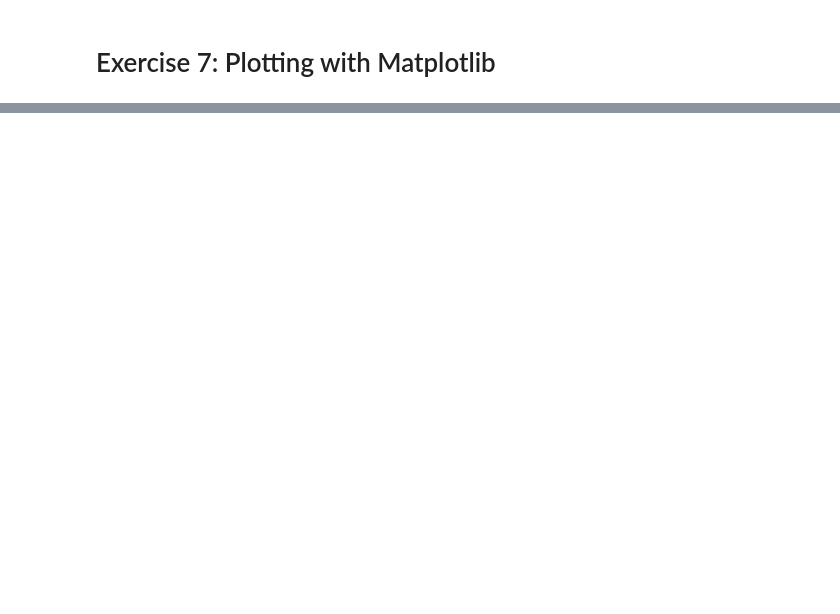
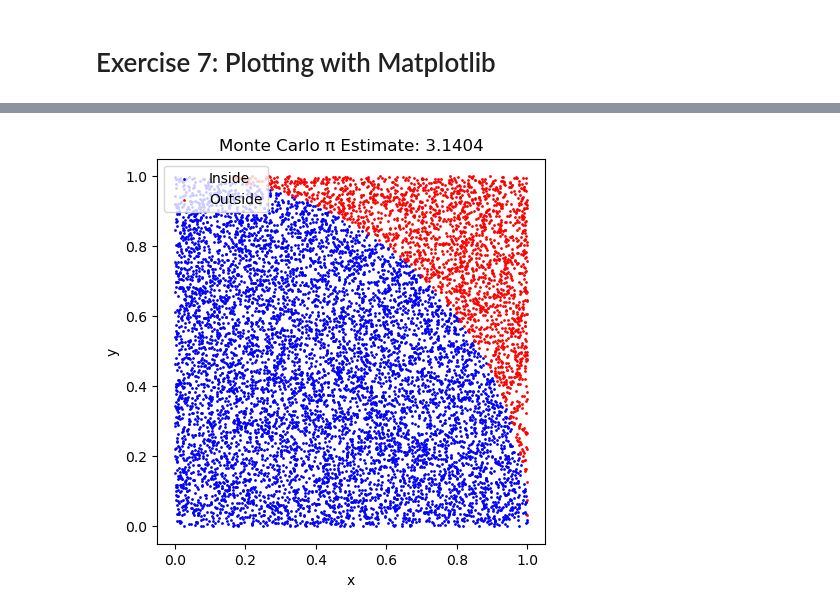
Before and after one commit to sykeisuke/phys399, a Jupyter notebook: Ex7_Matplotlib.ipynb, the cells around one changed output, grey strips where cells are left out. Drawn from its saved outputs; the diff is of its cells as text; code cells hidden in the pictures; blank space fills up the shorter version.

```diff
--- a/Ex7_Matplotlib.ipynb
+++ b/Ex7_Matplotlib.ipynb
@@ -68,0 +69,20 @@ plt.show()
+# %%
+# --- 6. Mini Exercise 2: Estimate π using Monte Carlo ---
+
+N = 10000
+x = np.random.rand(N)
+y = np.random.rand(N)
+
+inside = x**2 + y**2 <= 1.0
+pi_estimate = 4.0 * np.sum(inside) / N
+
+plt.figure(figsize=(5,5))
+plt.scatter(x[inside], y[inside], color="blue", s=1, label="Inside")
+plt.scatter(x[~inside], y[~inside], color="red", s=1, label="Outside")
+plt.title(f"Monte Carlo π Estimate: {pi_estimate:.4f}")
+plt.xlabel("x")
+plt.ylabel("y")
+plt.legend()
+plt.show()
+# %% [output]
+[figure, added]
```
Also changed, not shown: parts of 5 cells of this notebook.
